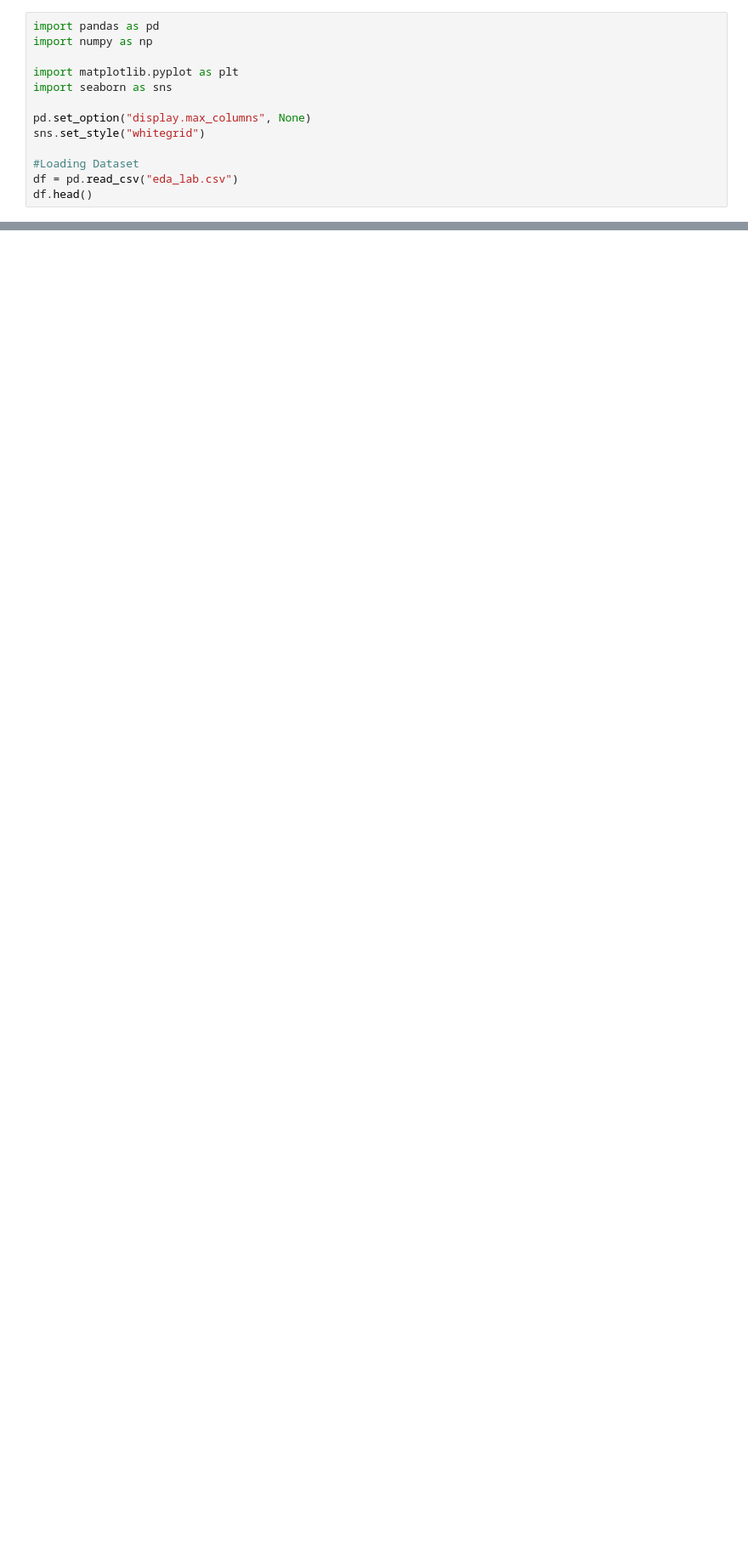
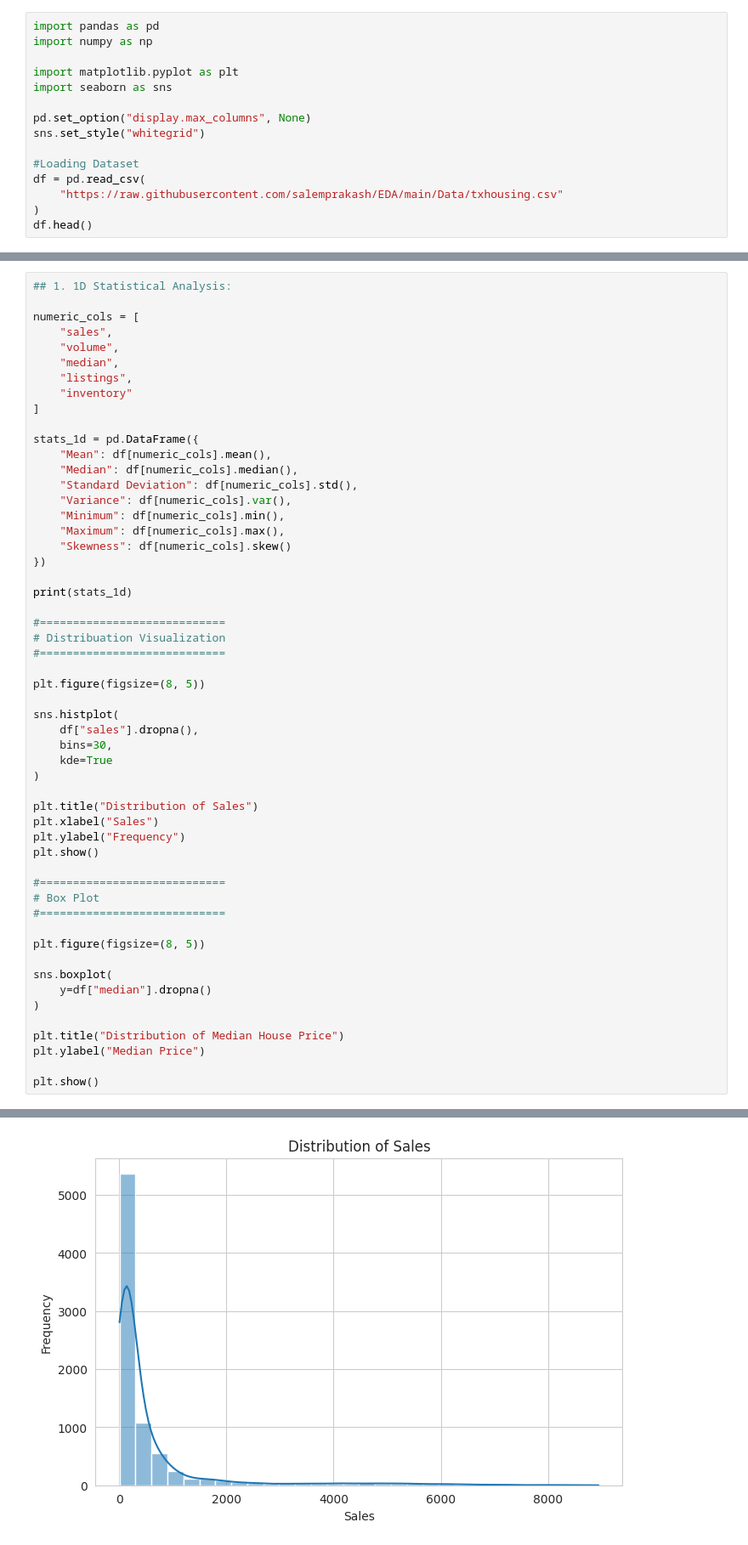
Before and after one commit to adits09/EDA_PROJECT_ADITI, a Jupyter notebook: Phase1_EDA.ipynb, the cells around one changed output, grey strips where cells are left out. Shown at 85% size. Saved outputs shown, nothing was run; the diff lists cells and outputs as text; blank space fills up the shorter version.

Commit message:
Added Phase 2 statistical analysis and clustering

```diff
--- a/Phase1_EDA.ipynb
+++ b/Phase1_EDA.ipynb
@@ -11,7 +11,9 @@ pd.set_option("display.max_columns", None)
 sns.set_style("whitegrid")
 
 #Loading Dataset
-df = pd.read_csv("eda_lab.csv")
+df = pd.read_csv(
+    "https://raw.githubusercontent.com/salemprakash/EDA/main/Data/txhousing.csv"
+)
 df.head()
 # %% [output]
 |  | rownames | city | year | month | sales | volume | median | listings | inventory | date |
@@ -400,0 +405,55 @@ plt.show()
+# %%
+## 1. 1D Statistical Analysis:
+
+numeric_cols = [
+    "sales",
+    "volume",
+    "median",
+    "listings",
+    "inventory"
+]
+
+stats_1d = pd.DataFrame({
+    "Mean": df[numeric_cols].mean(),
+    "Median": df[numeric_cols].median(),
+    "Standard Deviation": df[numeric_cols].std(),
+    "Variance": df[numeric_cols].var(),
+    "Minimum": df[numeric_cols].min(),
+    "Maximum": df[numeric_cols].max(),
+    "Skewness": df[numeric_cols].skew()
+})
+
+print(stats_1d)
+
+#============================
+# Distribuation Visualization
+#============================
+
+plt.figure(figsize=(8, 5))
+
+sns.histplot(
+    df["sales"].dropna(),
+    bins=30,
+    kde=True
+)
+
+plt.title("Distribution of Sales")
+plt.xlabel("Sales")
+plt.ylabel("Frequency")
+plt.show()
+
+#============================
+# Box Plot
+#============================
+
+plt.figure(figsize=(8, 5))
+
+sns.boxplot(
+    y=df["median"].dropna()
+)
+
+plt.title("Distribution of Median House Price")
+plt.ylabel("Median Price")
+
+plt.show()
+# %% [output]
@@ -400,0 +473 @@ plt.show()
+[figure, added]
```
Also changed, not shown: parts of 6 cells of this notebook.
